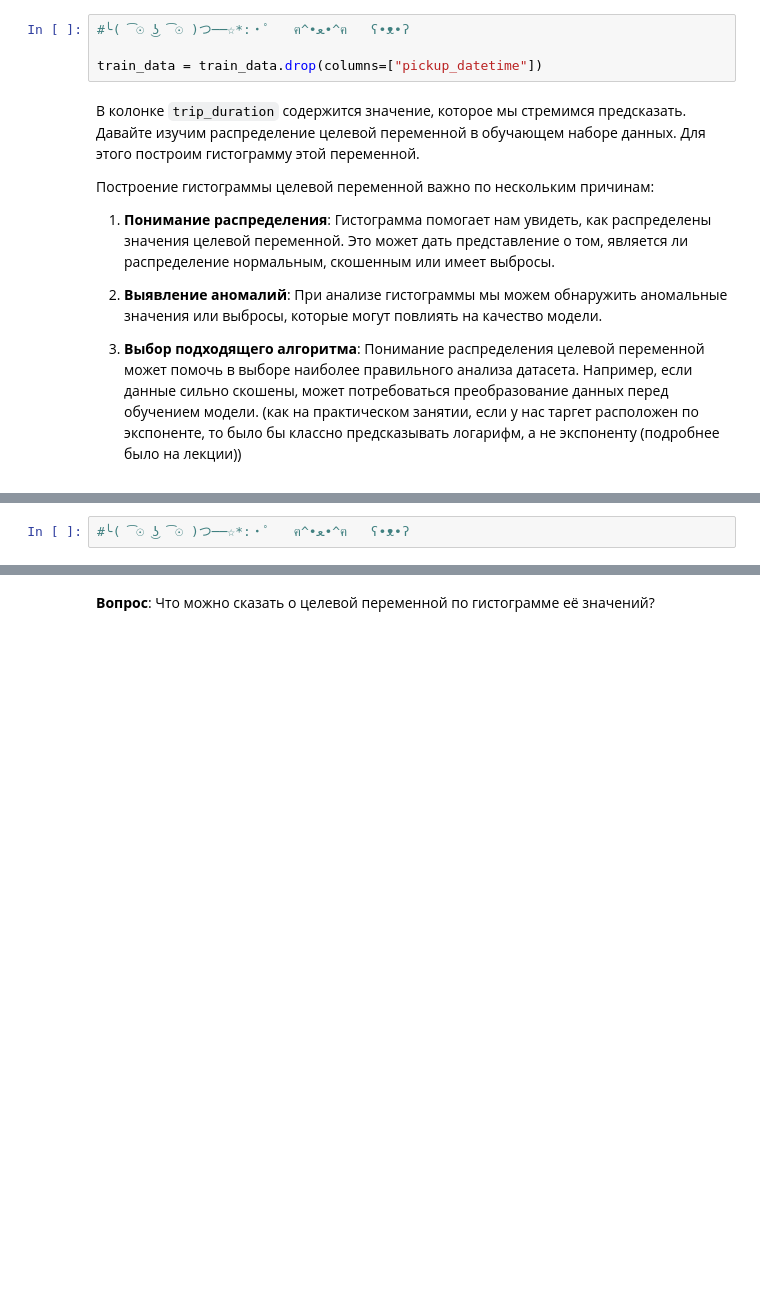
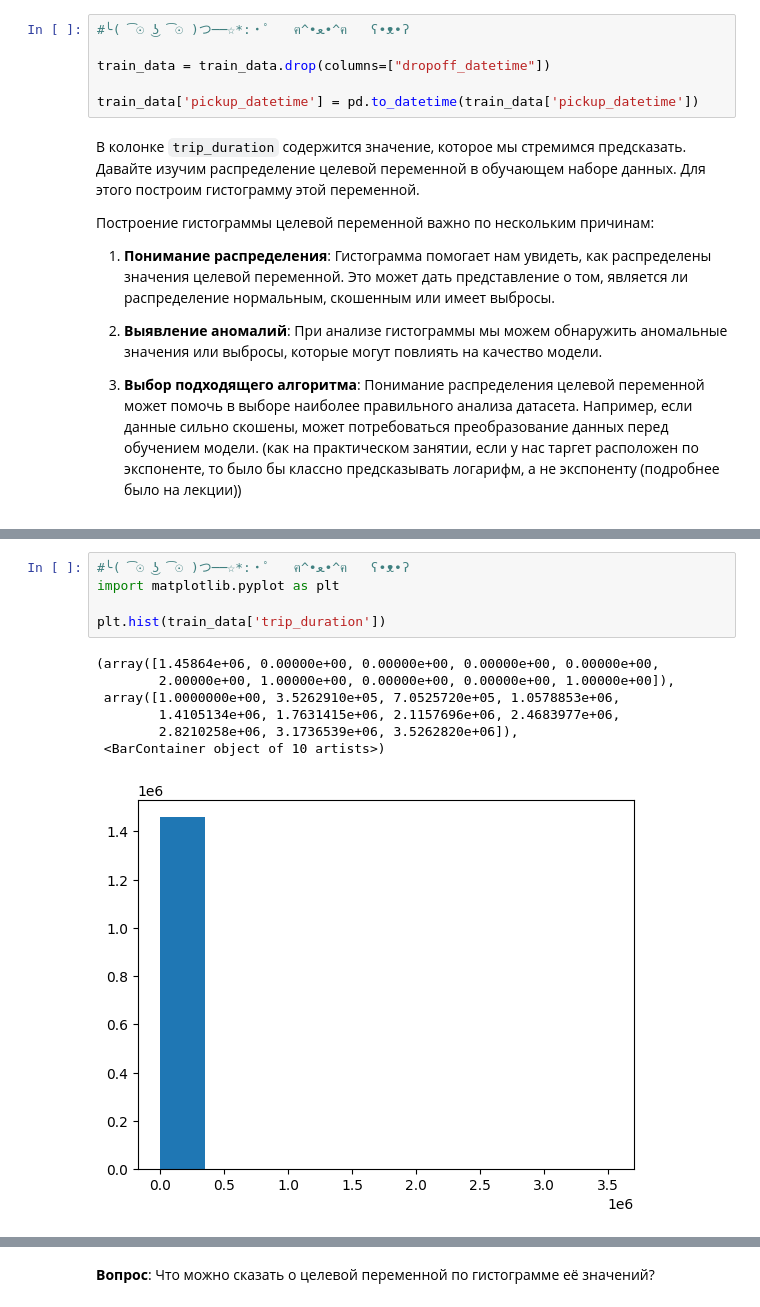
Before and after one commit to diwwae/MatModSchool, a Jupyter notebook: Мат_мод_Учебный_кейс_ipynb.ipynb, the cells around one changed output, grey strips where cells are left out. Cells and saved outputs as stored; diff of their text form; blank space fills up the shorter version.

```diff
--- a/Мат_мод_Учебный_кейс_ipynb.ipynb
+++ b/Мат_мод_Учебный_кейс_ipynb.ipynb
@@ -37,7 +37,9 @@ train_data = pd.read_csv("/mnt/c/Users/zer0nu11/Documents/workspace/projects/Mat
 # %%
 #╰( ͡☉ ͜ʖ ͡☉ )つ──☆*:・ﾟ   ฅ^•ﻌ•^ฅ   ʕ•ᴥ•ʔ
 
-train_data = train_data.drop(columns=["pickup_datetime"])
+train_data = train_data.drop(columns=["dropoff_datetime"])
+
+train_data['pickup_datetime'] = pd.to_datetime(train_data['pickup_datetime'])
 # %% [markdown]
 В колонке `trip_duration` содержится значение, которое мы стремимся предсказать. Давайте изучим распределение целевой переменной в обучающем наборе данных. Для этого построим гистограмму этой переменной.
 
@@ -51,2 +62,13 @@ train_data = train_data.drop(columns=["pickup_datetime"])
 # %%
 #╰( ͡☉ ͜ʖ ͡☉ )つ──☆*:・ﾟ   ฅ^•ﻌ•^ฅ   ʕ•ᴥ•ʔ
+import matplotlib.pyplot as plt
+
+plt.hist(train_data['trip_duration'])
+# %% [output]
+(array([1.45864e+06, 0.00000e+00, 0.00000e+00, 0.00000e+00, 0.00000e+00,
+        2.00000e+00, 1.00000e+00, 0.00000e+00, 0.00000e+00, 1.00000e+00]),
+ array([1.0000000e+00, 3.5262910e+05, 7.0525720e+05, 1.0578853e+06,
+        1.4105134e+06, 1.7631415e+06, 2.1157696e+06, 2.4683977e+06,
+        2.8210258e+06, 3.1736539e+06, 3.5262820e+06]),
+ <BarContainer object of 10 artists>)
+[figure, added]
```
Also changed, not shown: parts of 5 cells of this notebook, 1 other file.
